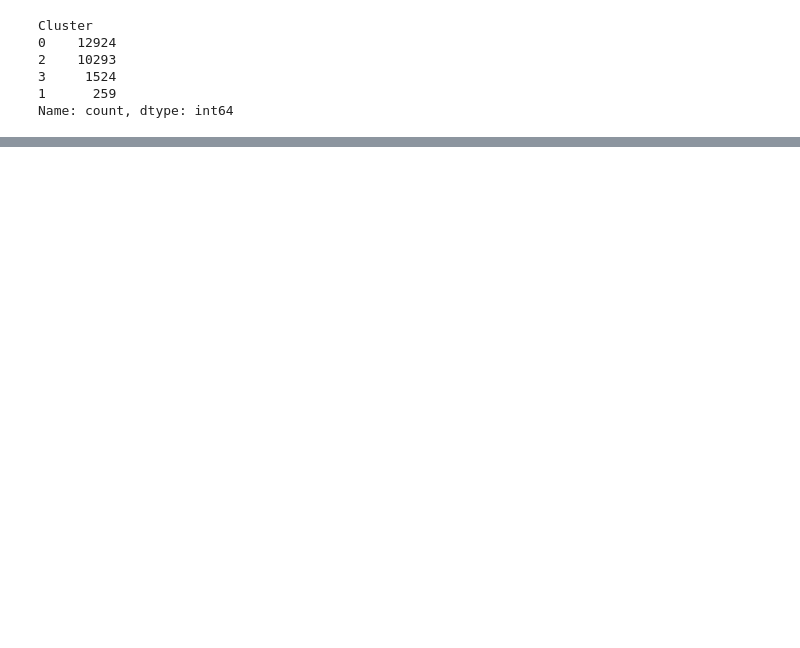
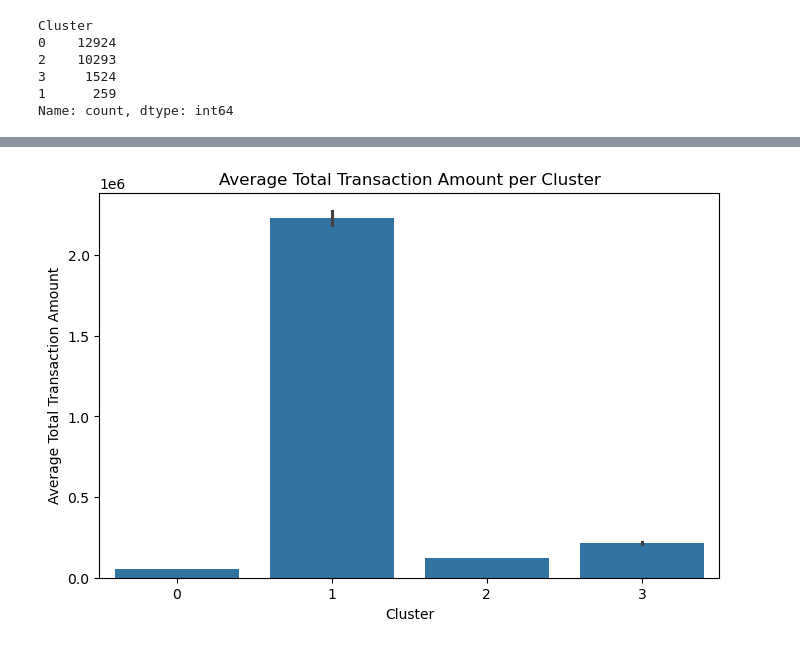
Before and after one commit to edsa24/HM-Week-3, a Jupyter notebook: Homework Project Clustering and Segmentation/Finmark_Clustering_Segmentation.ipynb, the cells around one changed output, grey strips where cells are left out. Cells and saved outputs as stored; diff of their text form; code cells hidden in the pictures; blank space fills up the shorter version.

```diff
--- a/Homework Project Clustering and Segmentation/Finmark_Clustering_Segmentation.ipynb
+++ b/Homework Project Clustering and Segmentation/Finmark_Clustering_Segmentation.ipynb
@@ -128,0 +182,11 @@ cluster_summary
+# %%
+#Total Transaction Amount by Cluster
+
+plt.figure(figsize=(8,5))
+sns.barplot(x='Cluster', y='TotalTransactionAmount', data=df, estimator='mean')
+plt.title("Average Total Transaction Amount per Cluster")
+plt.xlabel("Cluster")
+plt.ylabel("Average Total Transaction Amount")
+plt.show()
+# %% [output]
+[figure, added]
```
Also changed, not shown: parts of 7 cells of this notebook.
